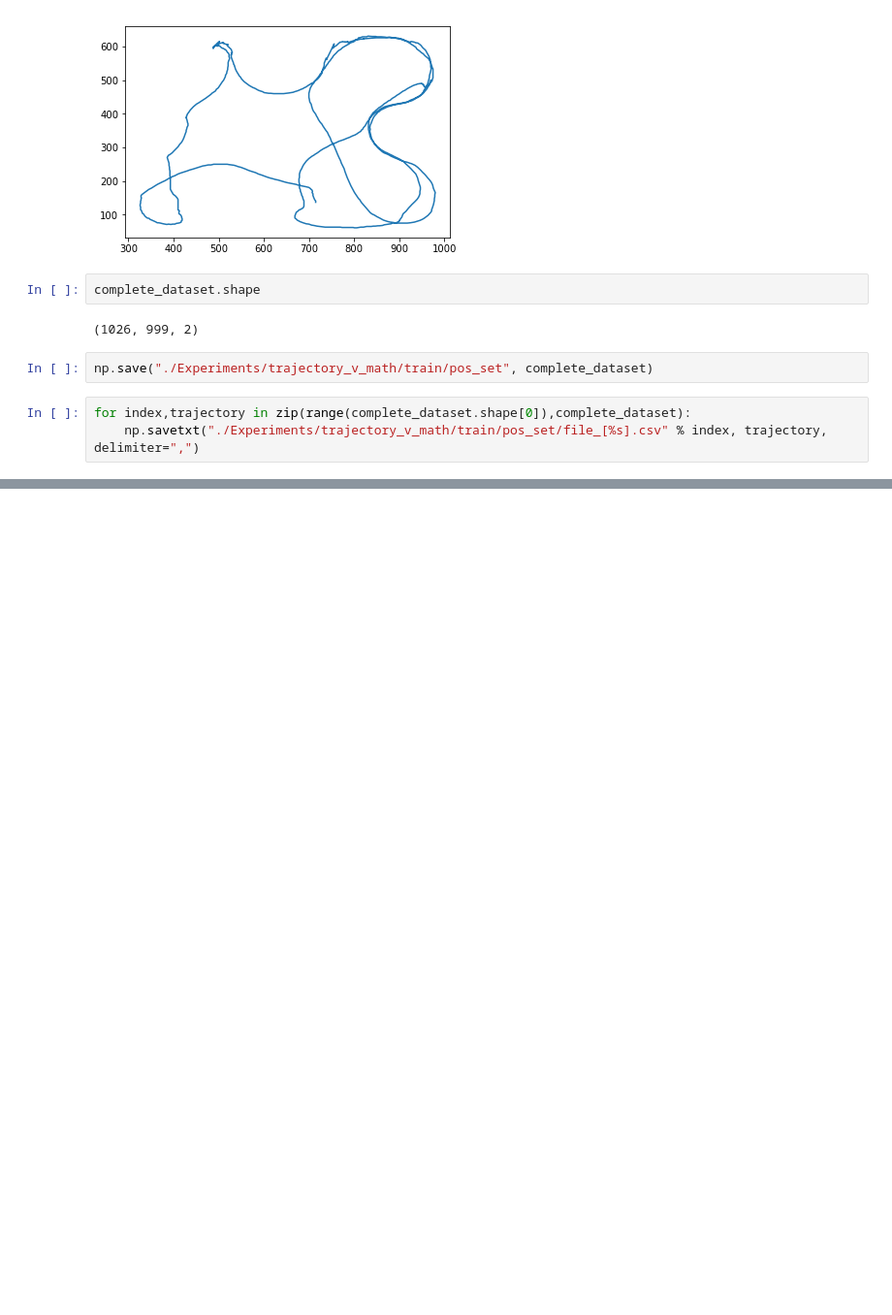
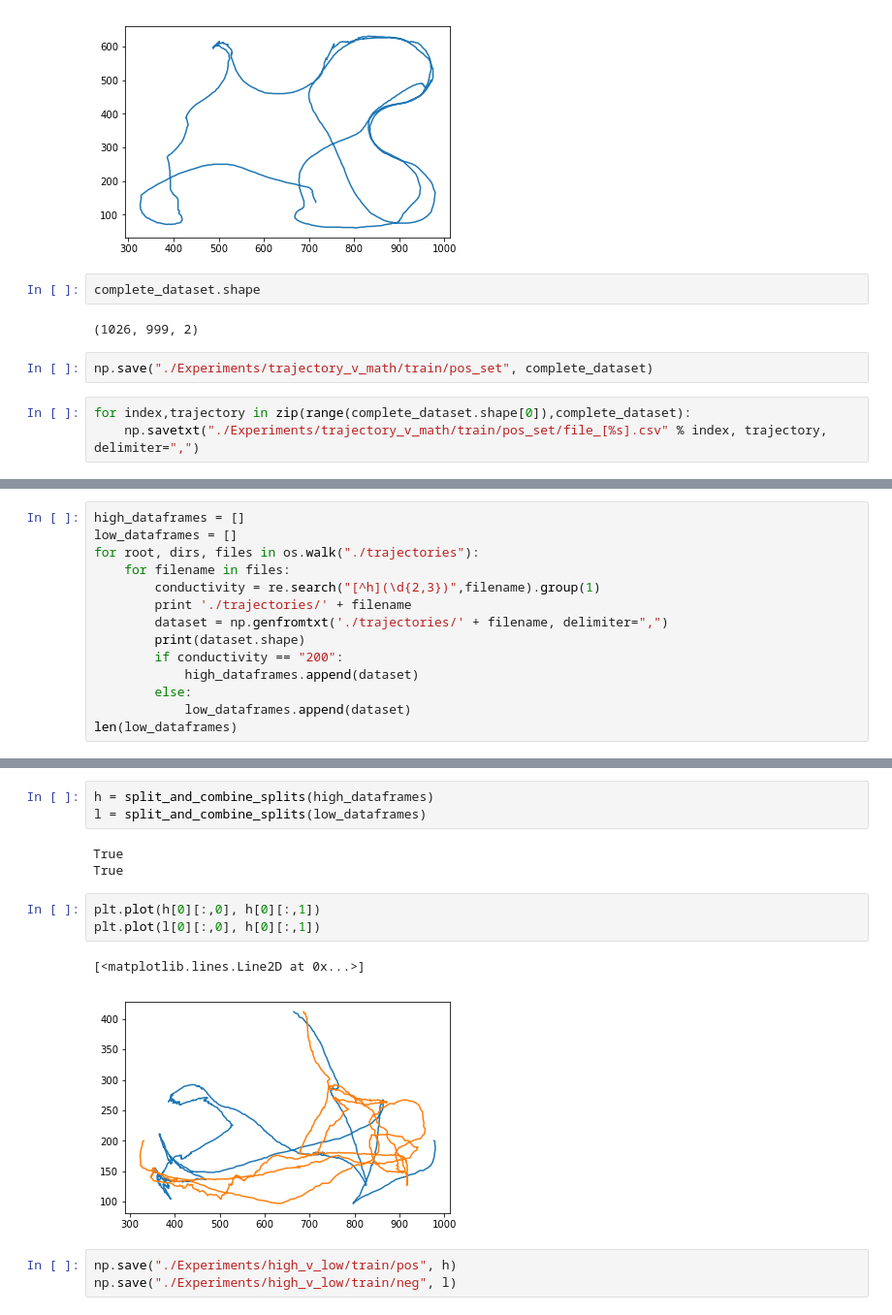
Before and after one commit to MarxCar/ComputNeuro, a Jupyter notebook: DataHarvesting.ipynb, the cells around one changed output, grey strips where cells are left out. Shown at 97% size. Drawn from its saved outputs; the diff is of its cells as text; blank space fills up the shorter version.

Commit message:
Started Experiment 2

```diff
--- a/DataHarvesting.ipynb
+++ b/DataHarvesting.ipynb
@@ -165,0 +168,14 @@ for index,trajectory in zip(range(complete_dataset.shape[0]),complete_dataset):
+# %%
+high_dataframes = []
+low_dataframes = []
+for root, dirs, files in os.walk("./trajectories"):
+    for filename in files:
+        conductivity = re.search("[^h](\d{2,3})",filename).group(1)
+        print './trajectories/' + filename
+        dataset = np.genfromtxt('./trajectories/' + filename, delimiter=",")
+        print(dataset.shape)
+        if conductivity == "200":
+            high_dataframes.append(dataset)
+        else:
+            low_dataframes.append(dataset)
+len(low_dataframes)
@@ -165,0 +201,15 @@ for index,trajectory in zip(range(complete_dataset.shape[0]),complete_dataset):
+# %%
+h = split_and_combine_splits(high_dataframes)
+l = split_and_combine_splits(low_dataframes)
+# %% [output]
+True
+True
+# %%
+plt.plot(h[0][:,0], h[0][:,1])
+plt.plot(l[0][:,0], h[0][:,1])
+# %% [output]
+[<matplotlib.lines.Line2D at 0x...>]
+[figure, added]
+# %%
+np.save("./Experiments/high_v_low/train/pos", h)
+np.save("./Experiments/high_v_low/train/neg", l)
```
Also changed, not shown: parts of 2 cells of this notebook, 3 other files.
